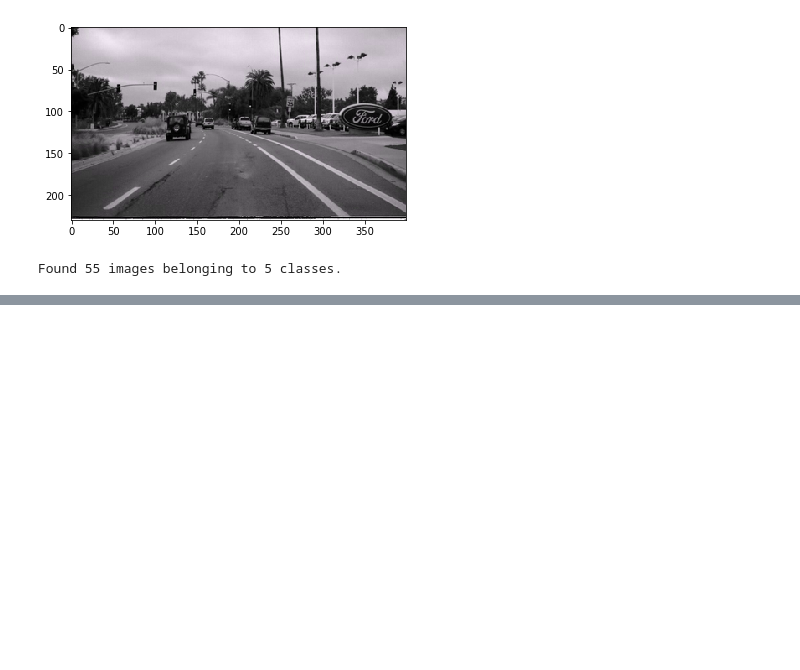
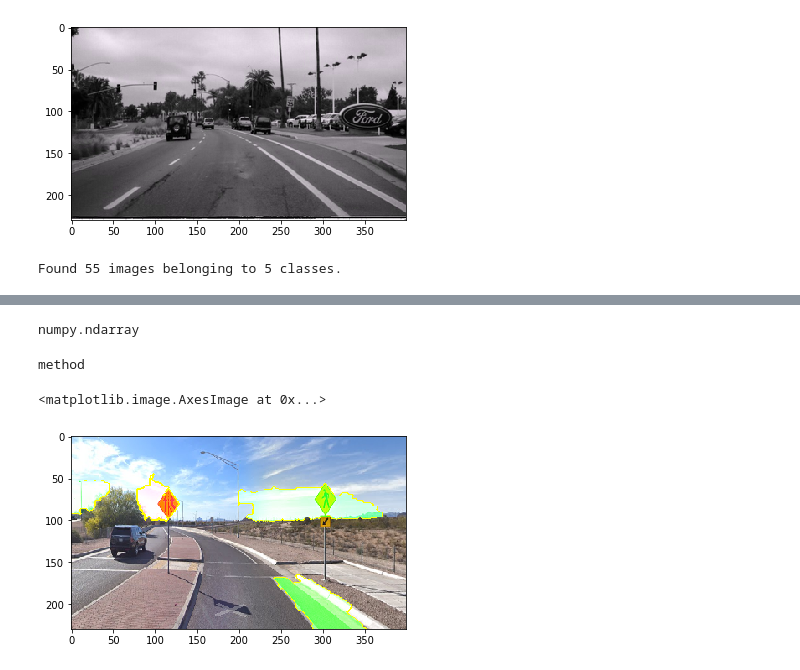
Before and after one commit to devinbelden/capstone-project, a Jupyter notebook: Untitled2.ipynb, the cells around one changed output, grey strips where cells are left out. Drawn from its saved outputs; the diff is of its cells as text; code cells hidden in the pictures; blank space fills up the shorter version.

Commit message:
added lime explanation

```diff
--- a/Untitled2.ipynb
+++ b/Untitled2.ipynb
@@ -487,0 +521,12 @@ test acc: 0.29090908
+# %%
+type(test_generator[0][0][0])
+# %% [output]
+numpy.ndarray
+# %%
+type(model_1.predict)
+# %% [output]
+method
+# %%
+explainer = lime_image.LimeImageExplainer()
+
+explanation = explainer.explain_instance(test_generator[0][0][0], model_1.predict, top_labels=5, hide_color=0, num_samples=1000)
@@ -487,0 +535,8 @@ test acc: 0.29090908
+# %%
+import matplotlib.pyplot as plt
+
+temp, mask = explanation.get_image_and_mask(explanation.top_labels[0], positive_only=False, num_features=5, hide_rest=False)#, min_weight=0.2)
+plt.imshow(mark_boundaries(temp, mask))
+# %% [output]
+<matplotlib.image.AxesImage at 0x...>
+[figure, added]
```
Also changed, not shown: parts of 5 cells of this notebook.
